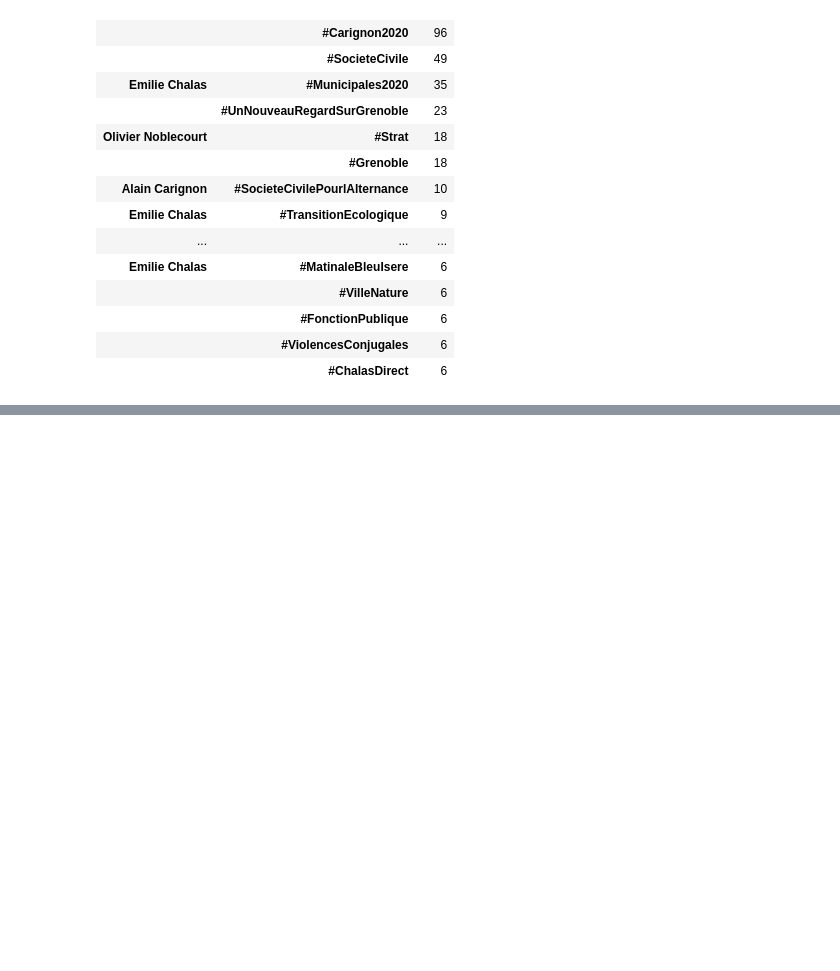
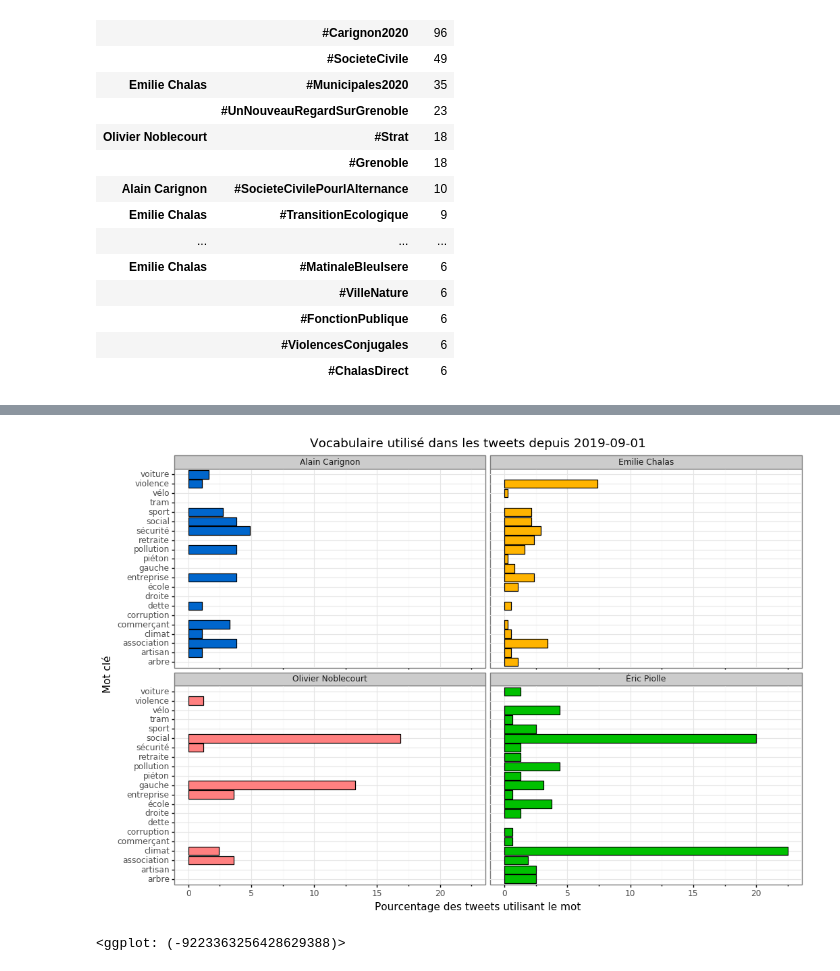
Before and after one commit to Ezibenroc/twitter_data, a Jupyter notebook: analysis.ipynb, the cells around one changed output, grey strips where cells are left out. Drawn from its saved outputs; the diff is of its cells as text; code cells hidden in the pictures; blank space fills up the shorter version.

Commit message:
Vocabulary used in the tweets

```diff
--- a/analysis.ipynb
+++ b/analysis.ipynb
@@ -198,0 +197,59 @@ tw.count_patterns(df, ['piolle', 'carignon', 'chalas', 'noblecourt'])
+# %%
+keywords = [
+    'arbre',
+    'artisan',
+    'association',
+    'climat',
+    'commerçant',
+    'corruption',
+    'dette',
+    'droite',
+    'école',
+    'entreprise',
+    'gauche',
+    'piéton',
+    'pollution',
+    'retraite',
+    'sécurité',
+    'social',
+    'sport',
+    'tram',
+    'vélo',
+    'violence',
+    'voiture',
+]
+
+def get_keywords(df, keywords):
+    tmp = tw.count_patterns(df, keywords)
+    tmp['tag'] = tmp.apply(lambda row: users[row['login']], axis=1)
+    nb_tweets = df.groupby('login')[['name']].count().reset_index()
+    nb_tweets.columns = ['login', 'count']
+    tmp = tmp.set_index('login').join(nb_tweets.set_index('login'))
+    tmp['percent'] = tmp['tweet'] / tmp['count'] * 100
+    assert set(tmp.pattern.unique()) == set(keywords)  # will raise an error if one keyword is not used at all
+    return tmp
+
+def plot_keywords(df, keywords):
+    tmp = get_keywords(df, keywords)
+    min_date = df['date'].min().date()
+    plot = ggplot(tmp) +\
+        geom_bar(aes(x='pattern', y='percent', fill='tag'), stat='identity', color='black', position='dodge') +\
+        theme_bw() +\
+        scale_fill_manual(colors) +\
+        xlab('Mot clé') +\
+        ylab('Pourcentage des tweets utilisant le mot') +\
+        labs(fill='Mouvement') +\
+        facet_wrap('name') +\
+        theme(legend_position='none') +\
+        ggtitle(f'Vocabulaire utilisé dans les tweets depuis {min_date}') +\
+        scale_x_discrete(limits=keywords) +\
+        coord_flip()
+
+    plot.save('/tmp/figure.png', width=16, height=10)
+
+    return plot
+
+plot_keywords(df, keywords)
+# %% [output]
+[figure, added]
+<ggplot: (-9223363256428629388)>
```
Also changed, not shown: parts of 4 cells of this notebook, 1 other file.
